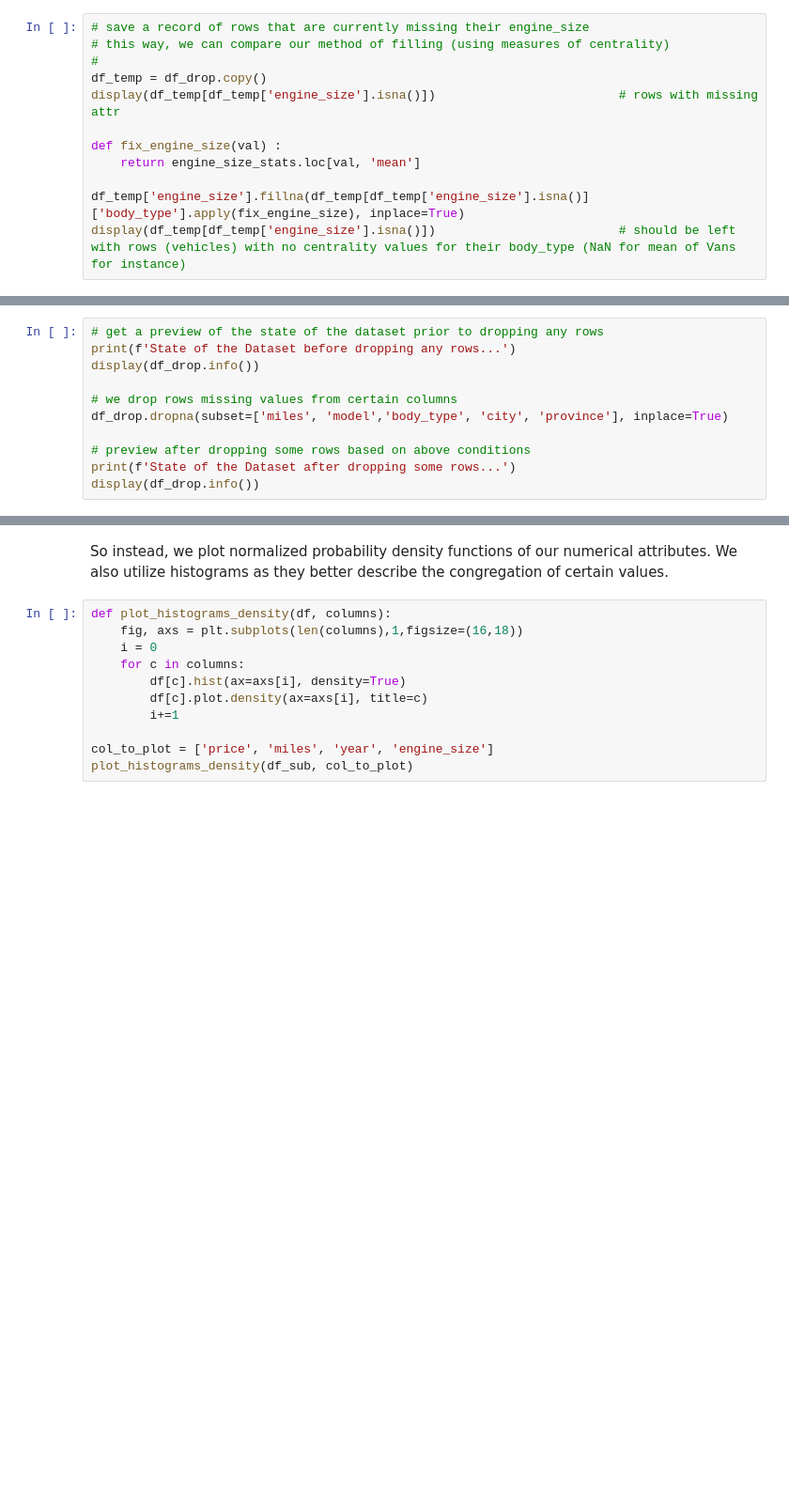
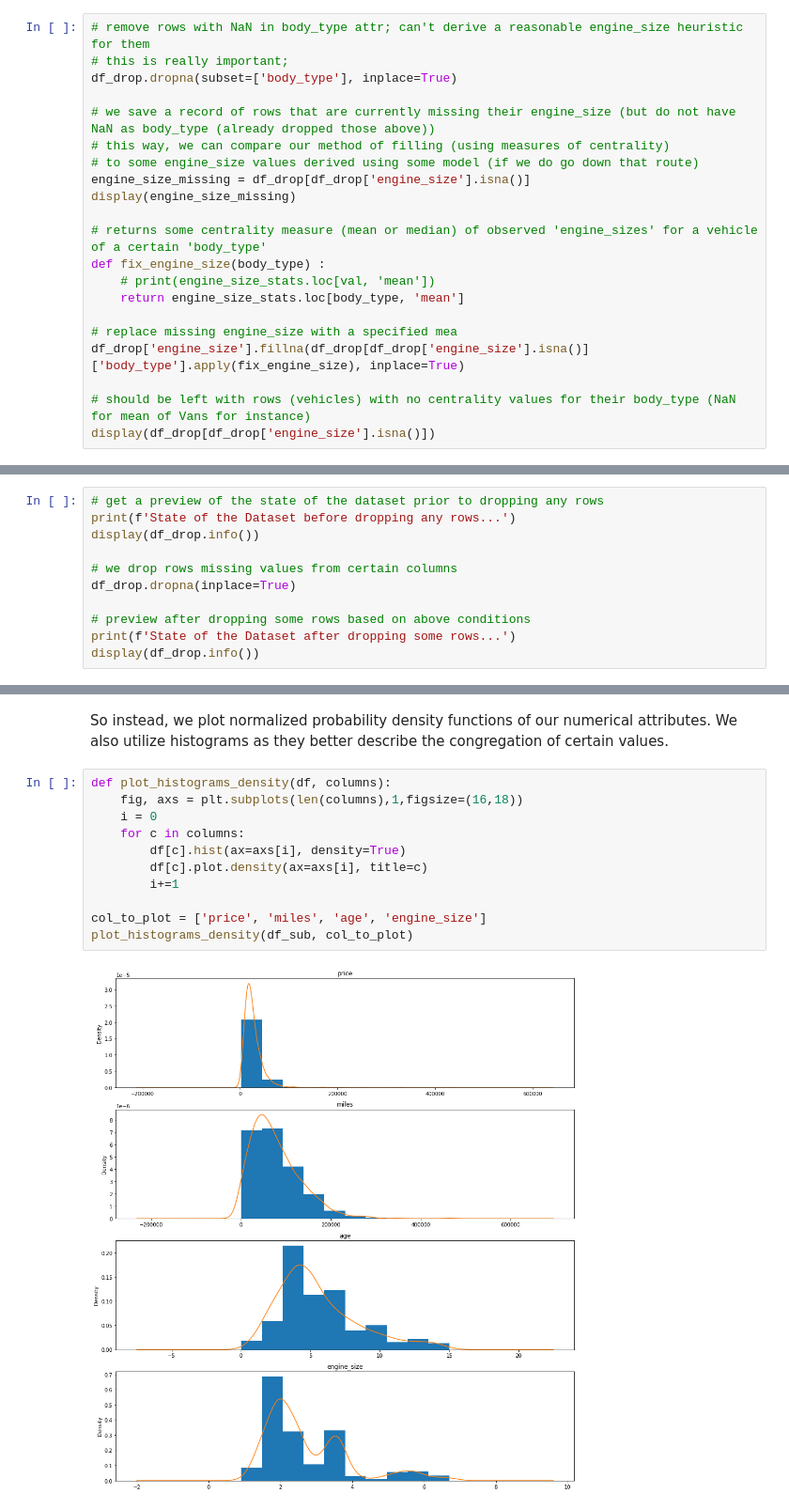
Before and after one commit to Ojooluwaseun/COMP6981-Project-Iteration1, a Jupyter notebook: Project_Iteration_1.ipynb, the cells around one changed output, grey strips where cells are left out. Shown at 94% size. Drawn from its saved outputs; the diff is of its cells as text; blank space fills up the shorter version.

```diff
--- a/Project_Iteration_1.ipynb
+++ b/Project_Iteration_1.ipynb
@@ -194,12 +489,21 @@ NameError: name 'df_drop' is not defined
 # %%
-# save a record of rows that are currently missing their engine_size
+# remove rows with NaN in body_type attr; can't derive a reasonable engine_size heuristic for them
+# this is really important;
+df_drop.dropna(subset=['body_type'], inplace=True)
+
+# we save a record of rows that are currently missing their engine_size (but do not have NaN as body_type (already dropped those above))
 # this way, we can compare our method of filling (using measures of centrality)
-#
-df_temp = df_drop.copy()
-display(df_temp[df_temp['engine_size'].isna()])                         # rows with missing attr
+# to some engine_size values derived using some model (if we do go down that route)
+engine_size_missing = df_drop[df_drop['engine_size'].isna()]
+display(engine_size_missing)
 
-def fix_engine_size(val) :
-    return engine_size_stats.loc[val, 'mean']
+# returns some centrality measure (mean or median) of observed 'engine_sizes' for a vehicle of a certain 'body_type'
+def fix_engine_size(body_type) :
+    # print(engine_size_stats.loc[val, 'mean'])
+    return engine_size_stats.loc[body_type, 'mean']
 
-df_temp['engine_size'].fillna(df_temp[df_temp['engine_size'].isna()]['body_type'].apply(fix_engine_size), inplace=True)
-display(df_temp[df_temp['engine_size'].isna()])                         # should be left with rows (vehicles) with no centrality values for their body_type (NaN for mean of Vans for instance)
+# replace missing engine_size with a specified mea
+df_drop['engine_size'].fillna(df_drop[df_drop['engine_size'].isna()]['body_type'].apply(fix_engine_size), inplace=True)
+
+# should be left with rows (vehicles) with no centrality values for their body_type (NaN for mean of Vans for instance)
+display(df_drop[df_drop['engine_size'].isna()])
@@ -239,7 +576,7 @@ print(f'State of the Dataset before dropping any rows...')
 display(df_drop.info())
 
 # we drop rows missing values from certain columns
-df_drop.dropna(subset=['miles', 'model','body_type', 'city', 'province'], inplace=True)
+df_drop.dropna(inplace=True)
 
 # preview after dropping some rows based on above conditions
 print(f'State of the Dataset after dropping some rows...')
@@ -297,11 +695,13 @@ So instead, we plot normalized probability density functions of our numerical at
 # %%
 def plot_histograms_density(df, columns):
     fig, axs = plt.subplots(len(columns),1,figsize=(16,18))
     i = 0
     for c in columns:
         df[c].hist(ax=axs[i], density=True)
         df[c].plot.density(ax=axs[i], title=c)
         i+=1
 
-col_to_plot = ['price', 'miles', 'year', 'engine_size']
+col_to_plot = ['price', 'miles', 'age', 'engine_size']
 plot_histograms_density(df_sub, col_to_plot)
+# %% [output]
+[figure, added]
```
Also changed, not shown: parts of 26 cells of this notebook.
